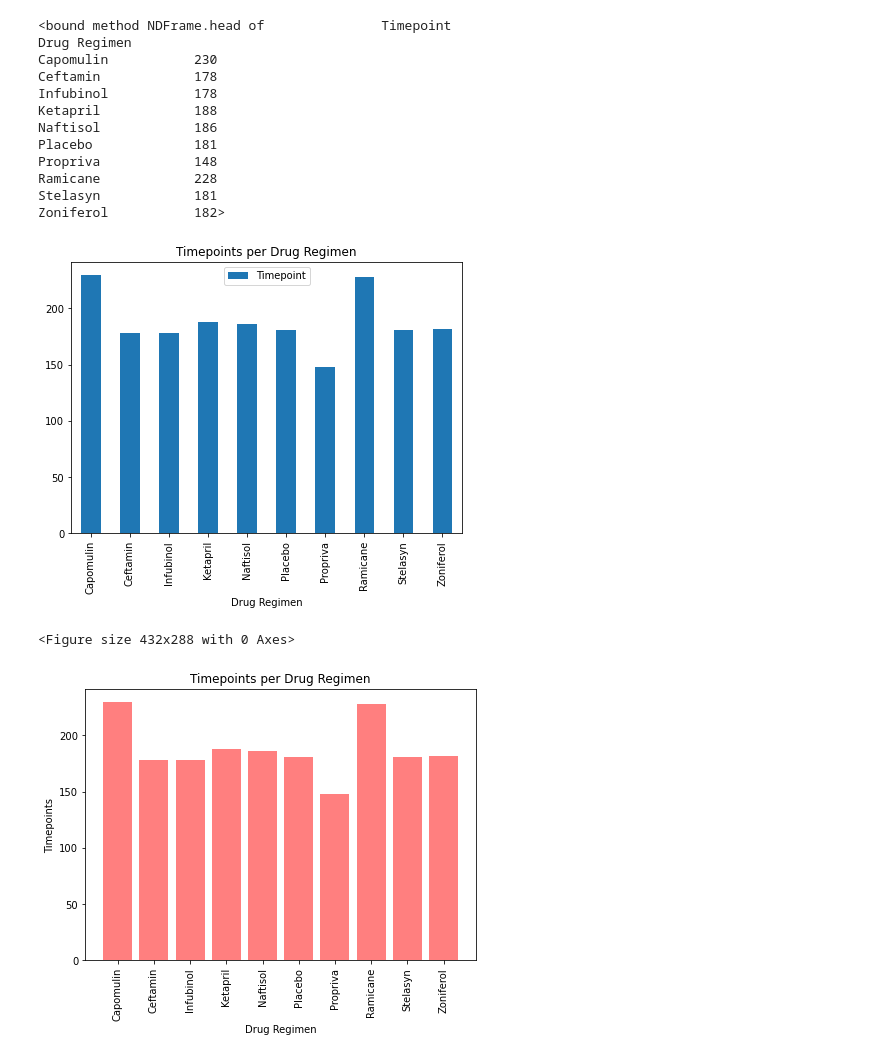
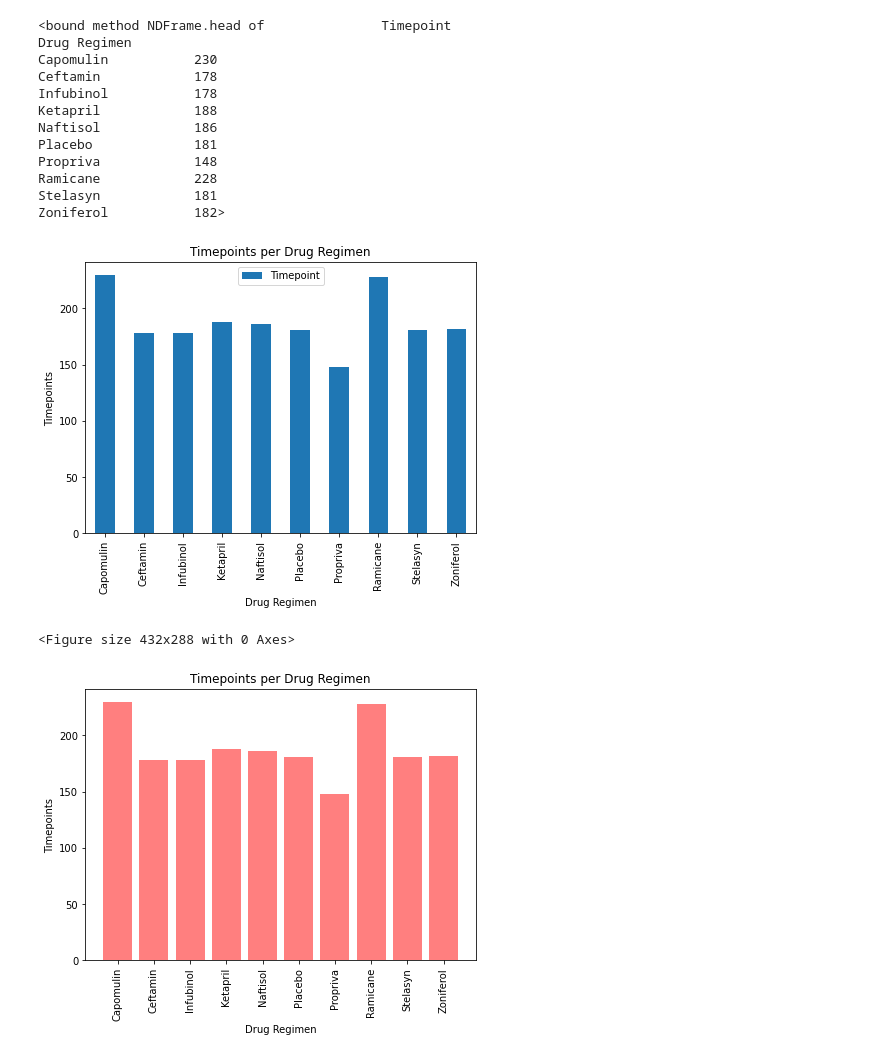
Before and after one commit to mikulr/matplotlib_challenge, a Jupyter notebook: Pymaceuticals working.ipynb, the cells around one changed output. Saved outputs shown, nothing was run; the diff lists cells and outputs as text; code cells hidden in the pictures.

```diff
--- a/Pymaceuticals working.ipynb
+++ b/Pymaceuticals working.ipynb
@@ -204,12 +205,12 @@ Zoniferol           182>
 # %%
 # Configure plot and ticks, assign title and format
 time_reg_df.plot(kind="bar", figsize=(7,5))
 plt.title("Timepoints per Drug Regimen")
-
+plt.ylabel("Timepoints")
 plt.show()
 plt.tight_layout()
 # %% [output]
-[figure, old version]
+[figure, new version]
 <Figure size 432x288 with 0 Axes>
 # %%
 # Generate a bar plot showing the total number of timepoints for all mice tested for each drug regimen using pyplot.
```
Also changed, not shown: parts of 1 cell of this notebook, 1 other file.
